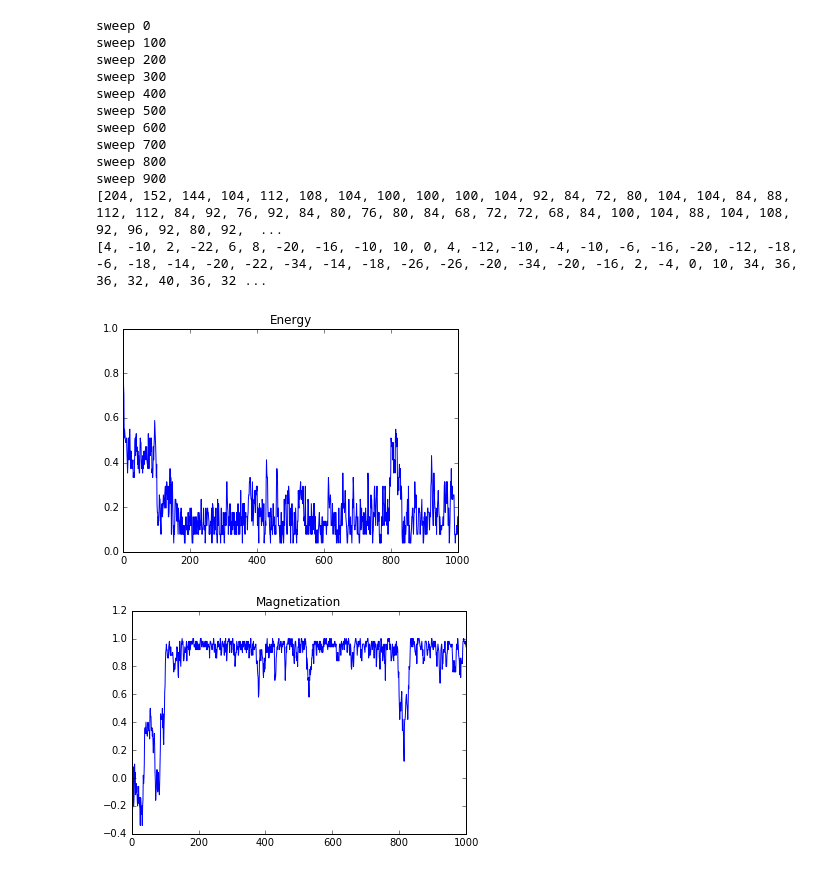
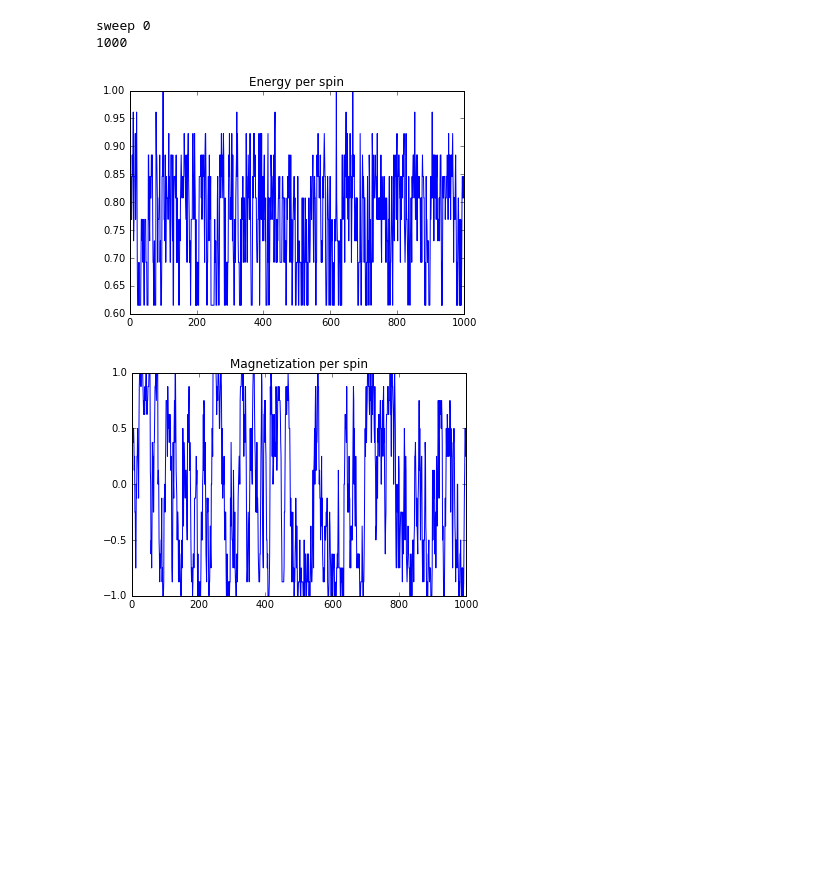
Before and after one commit to teunzwart/bachelor-project, a Jupyter notebook: code/Metropolis-Ising.ipynb, the cells around one changed output. Cells and saved outputs as stored; diff of their text form; code cells hidden in the pictures; blank space fills up the shorter version.

Commit message:
Add temperature range simulation

```diff
--- a/code/Metropolis-Ising.ipynb
+++ b/code/Metropolis-Ising.ipynb
@@ -70,38 +74,24 @@ def metropolis(sweeps):
             print("sweep", t)
 
     return energy_history, magnet_history
+# %%
+energy_history, magnet_history = metropolis(1000, temperature=3, bond_energy_J=1, lattice_size_L=4, initial_temperature="lo")
+print(len(energy_history))
+# %% [output]
+sweep 0
+1000
 # %%
-L = 10 # system size in one direction
-J = 1 # lattice bond energy
-temperature = 2 # temperature to simulate
-beta = 1/temperature # inverse temperature, setting Boltzmann constant to 1
+plt.title("Energy per spin")
+plt.plot(np.linspace(0, 1000, 1000), [e/max(energy_history) for e in energy_history])
+plt.show()
 
-energy_history, magnet_history = metropolis(1000)
-
-print(energy_history)
-print(magnet_history)
-sweeps = 1000
-plt.title("Energy")
-plt.plot(range(sweeps), [e/max(energy_history) for e in energy_history[:sweeps]])
+plt.title("Magnetization per spin")
+cutoff = 1000
+plt.plot(np.linspace(0, cutoff, cutoff), [m/max(magnet_history) for m in magnet_history[:cutoff]])
 plt.show()
-plt.title("Magnetization")
-plt.plot(range(sweeps), [m/max(magnet_history) for m in magnet_history[:sweeps]])
-plt.show()
 # %% [output]
-sweep 0
-sweep 100
-sweep 200
-sweep 300
-sweep 400
-sweep 500
-sweep 600
-sweep 700
-sweep 800
-sweep 900
-[204, 152, 144, 104, 112, 108, 104, 100, 100, 100, 104, 92, 84, 72, 80, 104, 104, 84, 88, 112, 112, 84, 92, 76, 92, 84, 80, 76, 80, 84, 68, 72, 72, 68, 84, 100, 104, 88, 104, 108, 92, 96, 92, 80, 92,  ...
-[4, -10, 2, -22, 6, 8, -20, -16, -10, 10, 0, 4, -12, -10, -4, -10, -6, -16, -20, -12, -18, -6, -18, -14, -20, -22, -34, -14, -18, -26, -26, -20, -34, -20, -16, 2, -4, 0, 10, 34, 36, 36, 32, 40, 36, 32 ...
-[figure, old version]
+[figure, new version]
-[figure, old version]
+[figure, new version]
 # %%
 def auto_correlation(t, data):
     tmax = len(data)
```
Also changed, not shown: parts of 8 cells of this notebook.
